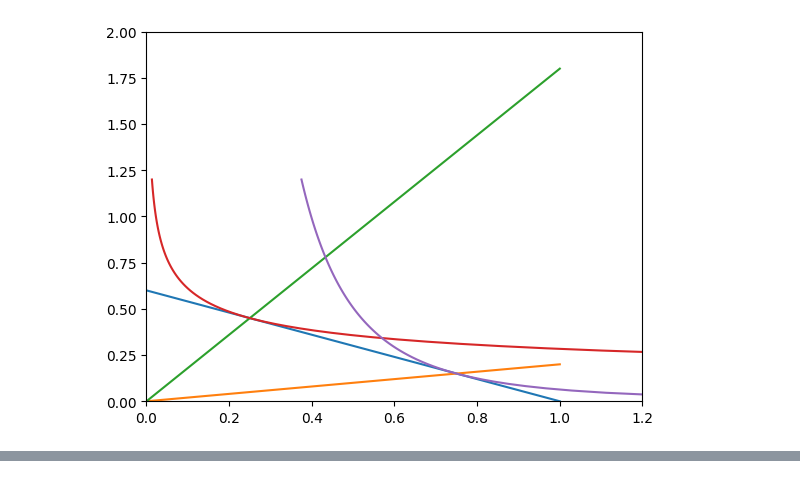
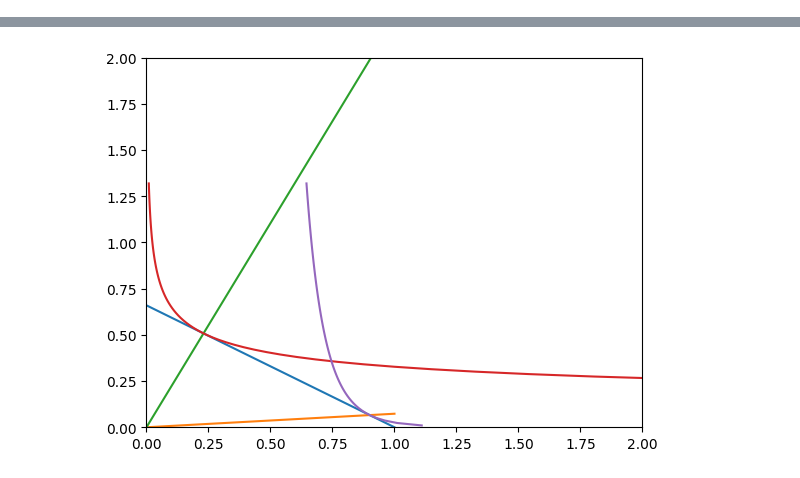
Before and after one commit to karaskernel/econ.540.international-trade-models, a Jupyter notebook: HO.ipynb, the cells around one changed output, grey strips where cells are left out. Saved outputs shown, nothing was run; the diff lists cells and outputs as text; code cells hidden in the pictures.

```diff
--- a/HO.ipynb
+++ b/HO.ipynb
@@ -227,15 +269,18 @@ qy_eq_iso_py_ly_func = sympy.lambdify((w, r, L, K, Ky, a, b, d), qy_eq_iso_py_ly
 # %%
-alpha_v = 0.25
-beta_v = 0.75
-delta_v = 0.25
-w_v = 1
-L_v = 100
-K_v = 100
-
-# find the rental and wage values
-w_value = 1
-r_value = r_w_s_func(w_value, L_v, K_v, alpha_v, beta_v, delta_v)
-
-# find the cone K/L ratios
-k_l_x_v = k_l_x_func(w_value, r_value, alpha_v)
-k_l_y_v = k_l_y_func(w_value, r_value, beta_v)
+def plot_all():
+    # find the rental and wage values
+    w_value = 1
+    r_value = r_w_s_func(w_value, L_v, K_v, alpha_v, beta_v, delta_v)
+    # find the cone K/L ratios
+    k_l_x_v = k_l_x_func(w_value, r_value, alpha_v)
+    k_l_y_v = k_l_y_func(w_value, r_value, beta_v)
+    # generate 10 values between 0 and 1/w_value
+    fig, ax = plt.subplots()
+    # y labels start from 0
+    ax.set_ylim(0, 2)
+    # x labels start from 0
+    ax.set_xlim(0, 2)
+    plot_wage_rental(ax, r_value, w_value)
+    plot_cone(ax, w_value, k_l_x_v, k_l_y_v)
+    plot_isocost(ax, r_value, w_value, L_v, K_v, alpha_v, beta_v, delta_v)
+    fig.show()
@@ -264,13 +287,9 @@ def plot_isocost(ax):
-# %%
-# generate 10 values between 0 and 1/w_value
-fig, ax = plt.subplots()
-# y labels start from 0
-ax.set_ylim(0, 2/w_value)
-# x labels start from 0
-ax.set_xlim(0, 2/r_value)
-plot_wage_rental(ax)
-plot_cone(ax)
-plot_isocost(ax)
-fig.show()
-# %% [output]
-[figure, removed]
+# %%
+%time
+alpha_v = 0.10
+beta_v = 0.77
+delta_v = 0.25
+L_v = 100
+K_v = 100
+plot_all()
+# %% [output]
@@ -276,0 +298 @@ fig.show()
+[figure, added]
```
Also changed, not shown: parts of 30 cells of this notebook, 1 other file.
